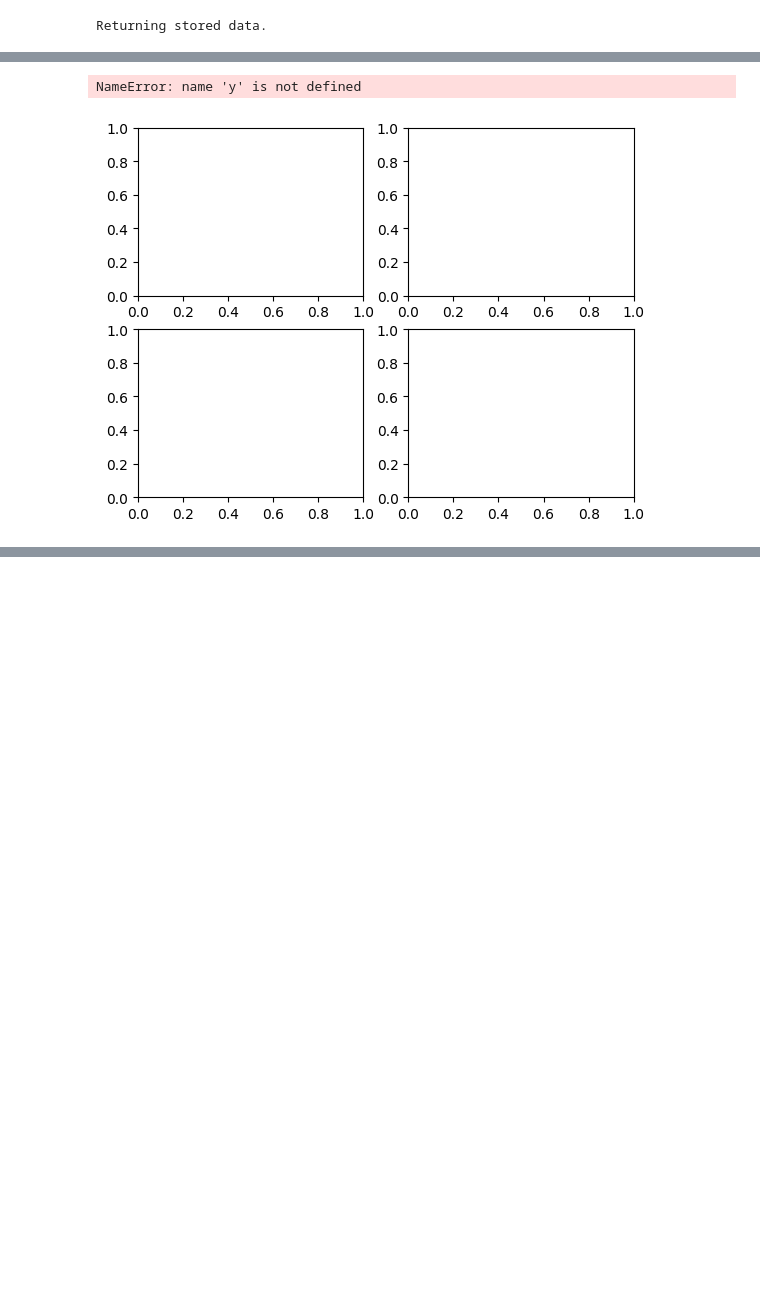
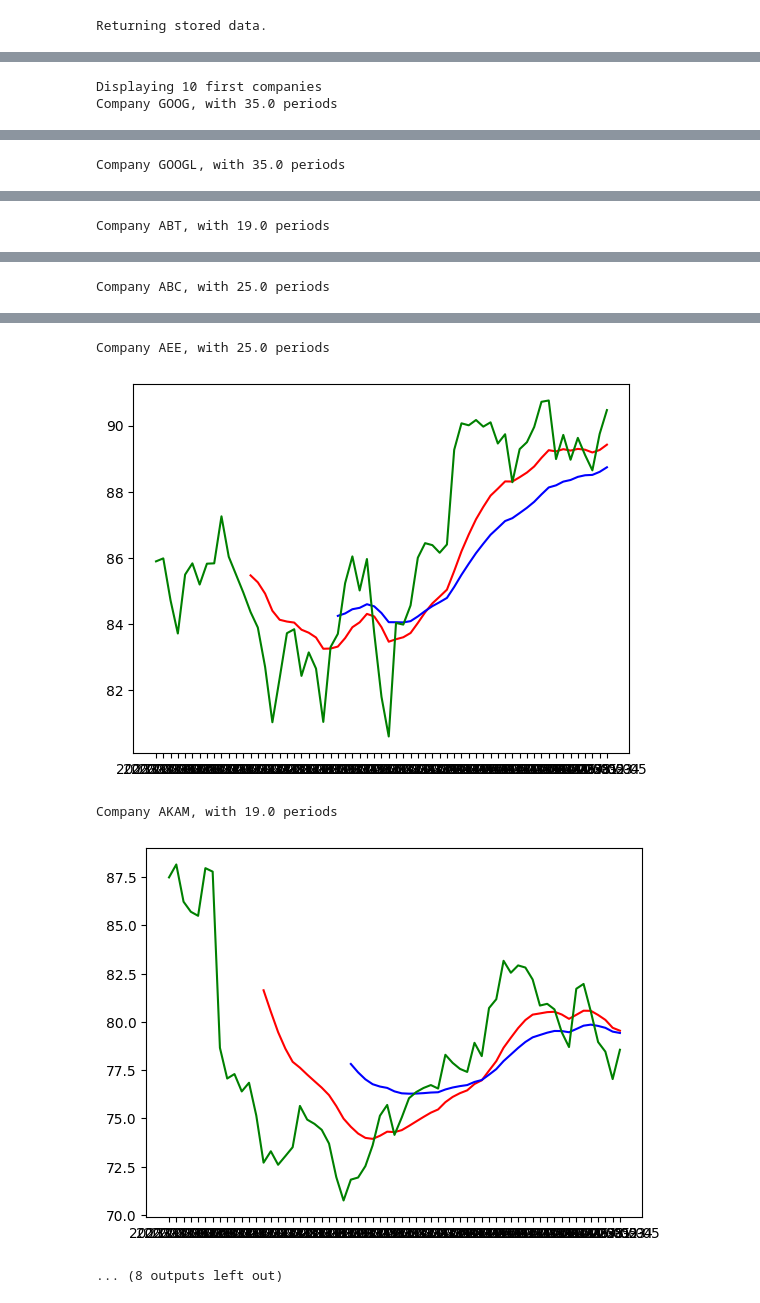
Before and after one commit to pablomleal/TA_Lib, a Jupyter notebook: index.ipynb, the cells around one changed output, grey strips where cells are left out. Cells and saved outputs as stored; diff of their text form; code cells hidden in the pictures; blank space fills up the shorter version.

Commit message:
Added minAbs & filter functions, merged minabs y avgratio

```diff
--- a/index.ipynb
+++ b/index.ipynb
@@ -93,14 +94,4 @@ def get_intersection_point(EMA_df, rawdata):
     return (intersection_points_df)
 
 keyStats = get_intersection_point(EMA_df, rawdata)
-# %%
-#Normalize the data to the first day.
-#rawdata = rawdata / (rawdata.mean(axis=0))
-#rawdata = rawdata / rawdata.iloc[0]
-
-for x in rawdata.columns:
-    a=1
-    #plt.plot(rawdata.index, rawdata[x], 'r')
-
-plt.show()
 # %%
@@ -138,0 +120,12 @@ keyStats.sort_values(by="avgRatio", ascending=False)
+# %%
+def filter_companies(keyStats, aboveAvgRatio=False, aboveMinAbs=False, minPositivePeriod = False):
+    keyStats.sort_values(by='avgRatio', ascending=False, inplace=True)
+    if(aboveAvgRatio):
+        keyStats = keyStats[keyStats['avgRatio'] >= aboveAvgRatio]
+    if(aboveMinAbs):
+        keyStats = keyStats[keyStats['MinAbsRatio'] >= aboveMinAbs]
+    if(minPositivePeriod):
+        keyStats = keyStats[keyStats['Turning point'] >= minPositivePeriod]
+    return (keyStats.index.values)
+
+filteredCompanies = filter_companies(keyStats, aboveAvgRatio=0.1, aboveMinAbs=0.1, minPositivePeriod=10)
@@ -139,15 +140,11 @@ keyStats.sort_values(by="avgRatio", ascending=False)
 # %%
-def plotAll(data):
-    data = data[data]
-    data.sort_values(by='avgRatio', ascending=False, inplace=True)
+def plot_all(filteredCompanies, limit=10):
+    print (f"Displaying {limit} first companies")
     x_axis = rawdata.index
 
-    for x in keyStats.index:
+    for x in (filteredCompanies[0:limit]):
         print(f"Company {x}, with {keyStats.loc[x][0]} periods")
-        if (keyStats.loc[x][0] >= 4):
-            plt.plot(x_axis, EMA_df['Quick'][x], 'r')
-            plt.plot(x_axis, EMA_df['Slow'][x], 'b')
-            plt.plot(x_axis, rawdata[x], 'g')
-            plt.show()
-
-plotAll(keyStats)
+        plt.plot(x_axis, EMA_df['Quick'][x], 'r')
+        plt.plot(x_axis, EMA_df['Slow'][x], 'b')
+        plt.plot(x_axis, rawdata[x], 'g')
+        plt.show()
@@ -188,20 +151,5 @@ normalized """
-# %%
-fig, axs = plt.subplots(2, 2)
-axs[0, 0].plot(x, y)
-axs[0, 0].set_title('Axis [0, 0]')
-axs[0, 1].plot(x, y, 'tab:orange')
-axs[0, 1].set_title('Axis [0, 1]')
-axs[1, 0].plot(x, -y, 'tab:green')
-axs[1, 0].set_title('Axis [1, 0]')
-axs[1, 1].plot(x, -y, 'tab:red')
-axs[1, 1].set_title('Axis [1, 1]')
-
-for ax in axs.flat:
-    ax.set(xlabel='x-label', ylabel='y-label')
-
-# Hide x labels and tick labels for top plots and y ticks for right plots.
-for ax in axs.flat:
-    ax.label_outer()
-# %% [output]
-NameError: name 'y' is not defined
-[figure, removed]
+# %%
+plot_all(filteredCompanies)#, limit=3)
+# %% [output]
+Displaying 10 first companies
+Company GOOG, with 35.0 periods
@@ -207,0 +157 @@ NameError: name 'y' is not defined
+Company GOOGL, with 35.0 periods
@@ -207,0 +159 @@ NameError: name 'y' is not defined
+Company ABT, with 19.0 periods
@@ -207,0 +161 @@ NameError: name 'y' is not defined
+Company ABC, with 25.0 periods
@@ -207,0 +163,5 @@ NameError: name 'y' is not defined
+Company AEE, with 25.0 periods
+[figure, added]
+Company AKAM, with 19.0 periods
+[figure, added]
+... (8 outputs left out)
```
Also changed, not shown: parts of 10 cells of this notebook, 1 other file.
